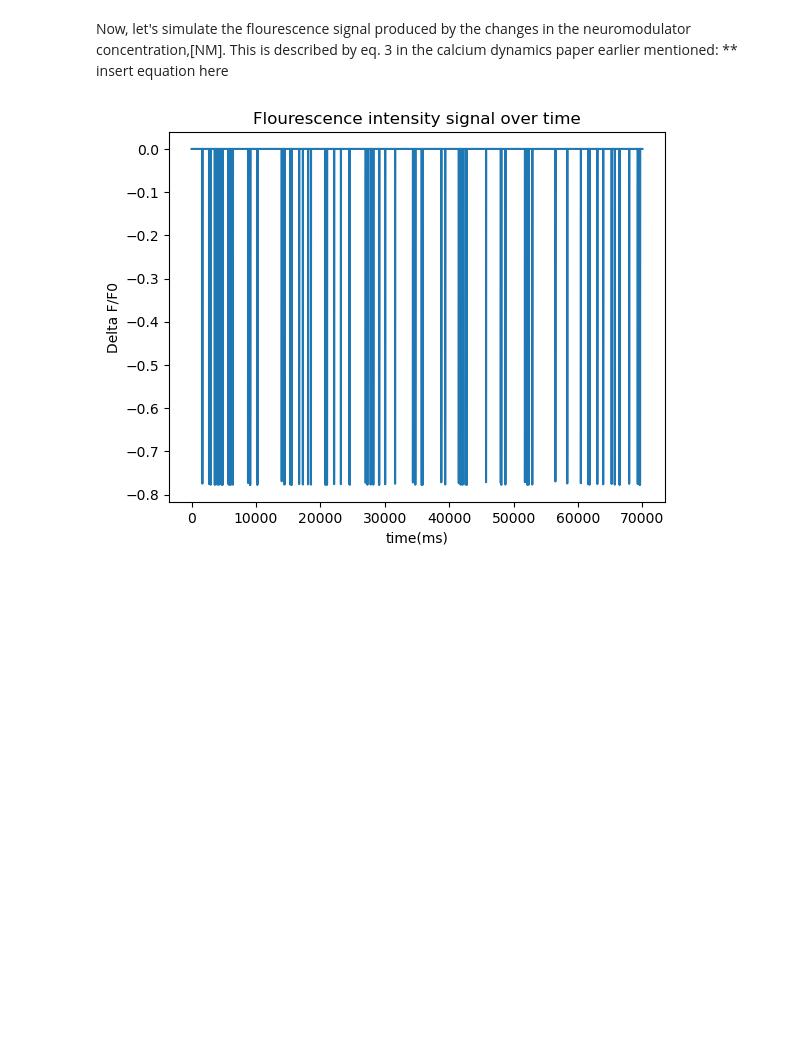
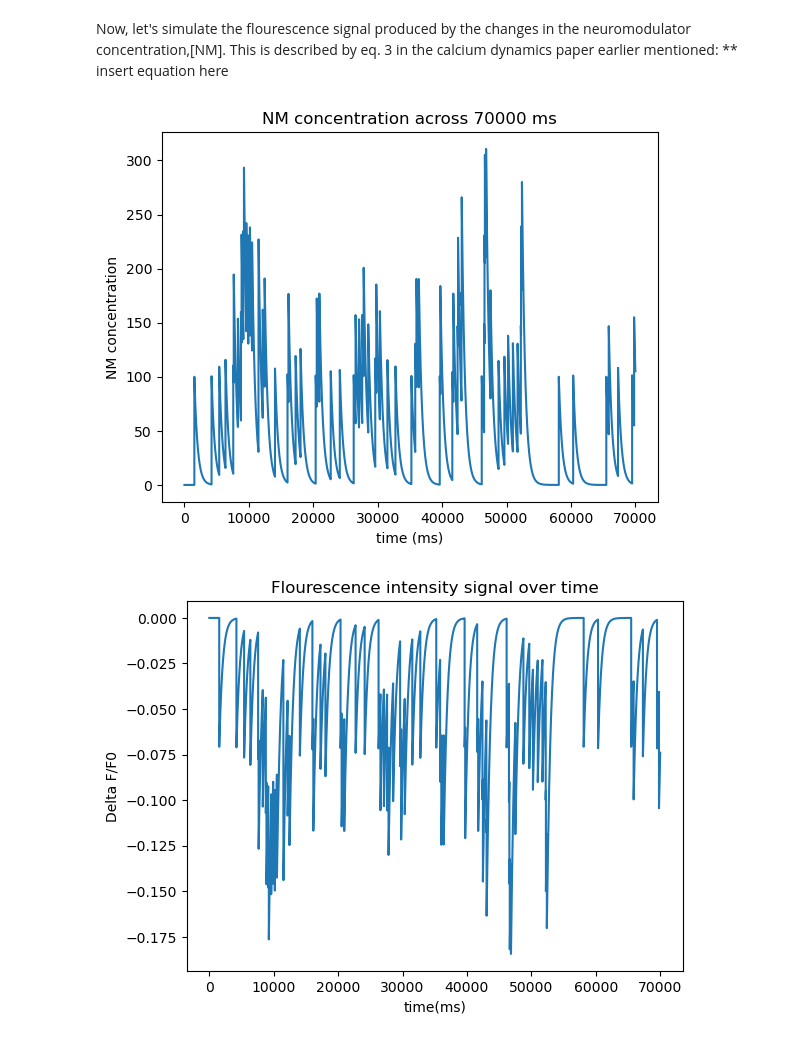
Before and after one commit to BrianNGitahi/NM-Imaging, a Jupyter notebook: Simulation.ipynb, the cells around one changed output. Cells and saved outputs as stored; diff of their text form; code cells hidden in the pictures; blank space fills up the shorter version.

```diff
--- a/Simulation.ipynb
+++ b/Simulation.ipynb
@@ -53,5 +64,5 @@ Now let's visualize our firing neuron to see if we simulated it correctly
 # define the number of timesteps 70 seconds - 70000 milliseconds
 # each timestep / bin is 1 ms wide
 
-firing_neuron = simulate_neuron(70000)
+firing_neuron = simulate_neuron(70000,1)
 # %% [output]
@@ -164,3 +94,0 @@ def nm_transients(neuron_activity):
-# %%
-nm_max, nm_min, nm_conc = nm_transients(firing_neuron)
-print(nm_max,nm_min)
@@ -173,0 +153,2 @@ The function also returns the largest and smallest recorded transient.
+# %%
+nm_conc = simulate_nm_conc(firing_neuron,500,0)
@@ -178,37 +187,41 @@ Now, let's simulate the flourescence signal produced by the changes in the neuro
 # %%
 # GET ACTUAL VALUES FROM KENTA
 
-# function takes in 3 constants used in the equation to calculate F:
+# function takes in 3 constants used in the equation to calculate F from [NM]:
     # 1.The dissociation constant for the NM binding to the sensor,K_D
     # 2.The fluorescence when sensor is completely unbound to NM, F_max
     # 3.The fluorescence when sensor is completely bound to NM
 
-def flourescence_signal(K_D, F_max, F_min, nm_conc):
+def simulate_flourescence_signal(K_D, F_max, F_min, nm_conc):
 
     # define K_D prime as
     K_Dp = K_D*(F_max/F_min)
 
     # the initial/steady state concentration, [NM]i,0, of the neuromdultor
     # CONFIRM VALUE FROM KENTA
-    nm_conc_io = 0
+    nm_conc_0 = 0
 
     # define the numerator and denominator
     numerator = (K_Dp + nm_conc)/(K_D + nm_conc)
-    denominator = (K_Dp + nm_conc_io)/(K_D + nm_conc_io)
+    denominator = (K_Dp + nm_conc_0)/(K_D + nm_conc_0)
 
     # derive delta f/f0 by plugging in
-    delta_f_f0 = (numerator/denominator) - 1
+    delta_ft_f0 = (numerator/denominator) - 1
 
     # create timesteps array for the plot
     n_timesteps = nm_conc.size
     t = np.linspace(0,n_timesteps-1,n_timesteps)
 
     # plot the normalized signal delta f/f0 at the different t
-    plt.plot(t,delta_f_f0)
+    plt.plot(t,delta_ft_f0)
     plt.xlabel('time(ms)')
     plt.ylabel('Delta F/F0')
     plt.title('Flourescence intensity signal over time')
+
+    return delta_ft_f0
 # %%
-flourescence_signal(K_D = 1, F_max = 45, F_min = 10, nm_conc=nm_conc)
+nm_conc_input = simulate_nm_conc(firing_neuron,500,0)
+f_signal = simulate_flourescence_signal(K_D = 1000, F_max = 45, F_min = 10, nm_conc=nm_conc_input)
 # %% [output]
-[figure, old version]
+[figure, new version]
+[figure, added]
```
Also changed, not shown: parts of 18 cells of this notebook.
